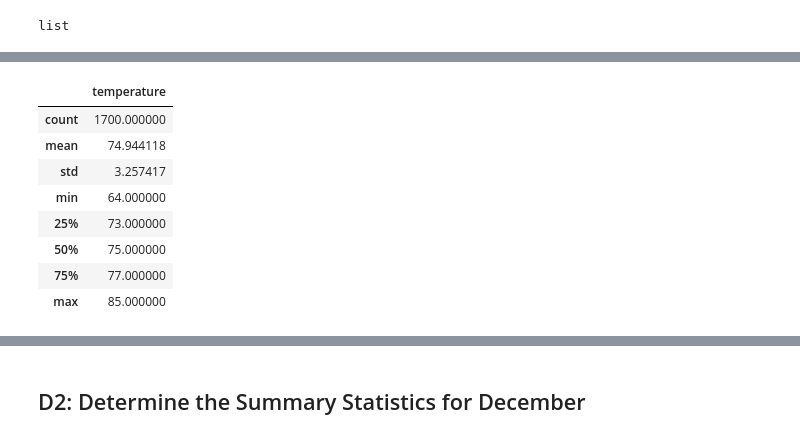
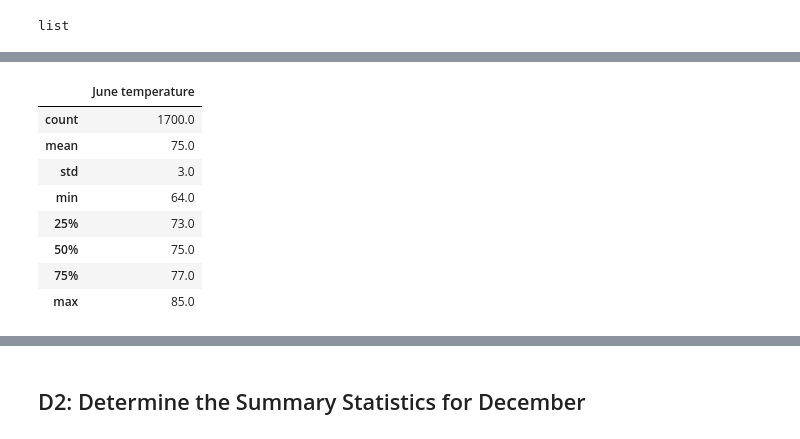
Before and after one commit to jojobear2020/Surfs_Up, a Jupyter notebook: SurfsUp_Challenge.ipynb, the cells around one changed output, grey strips where cells are left out. Saved outputs shown, nothing was run; the diff lists cells and outputs as text; code cells hidden in the pictures.

```diff
--- a/SurfsUp_Challenge.ipynb
+++ b/SurfsUp_Challenge.ipynb
@@ -48,7 +48,7 @@ list
 # 5. Calculate and print out the summary statistics for the June temperature DataFrame.
 
 # Save the query results as a Pandas DataFrame and set the index to the date column
-df_jun = pd.DataFrame(june_tobs, columns=['date','temperature'])
+df_jun = pd.DataFrame(june_tobs, columns=['date','June temperature'])
 df_jun.set_index(df_jun['date'], inplace=True)
 
 # Sort the dataframe by date
@@ -75,16 +75,16 @@ print(df_jun.to_string(index=False))
 # %%
 # use the describe() function to calculate the mean, minimum, maximum, standard deviation, and percentiles
-df_jun.describe()
+round(df_jun.describe())
 # %% [output]
-|  | temperature |
-| count | 1700.000000 |
-| mean | 74.944118 |
-| std | 3.257417 |
-| min | 64.000000 |
-| 25% | 73.000000 |
-| 50% | 75.000000 |
-| 75% | 77.000000 |
-| max | 85.000000 |
+|  | June temperature |
+| count | 1700.0 |
+| mean | 75.0 |
+| std | 3.0 |
+| min | 64.0 |
+| 25% | 73.0 |
+| 50% | 75.0 |
+| 75% | 77.0 |
+| max | 85.0 |
 # %%
 #plot to see the most occuring temperatures in June
 df_jun.plot.hist(bins=8, title = "Hawaii Temperature Trend in June (2010-2017)")
```
Also changed, not shown: parts of 8 cells of this notebook.
